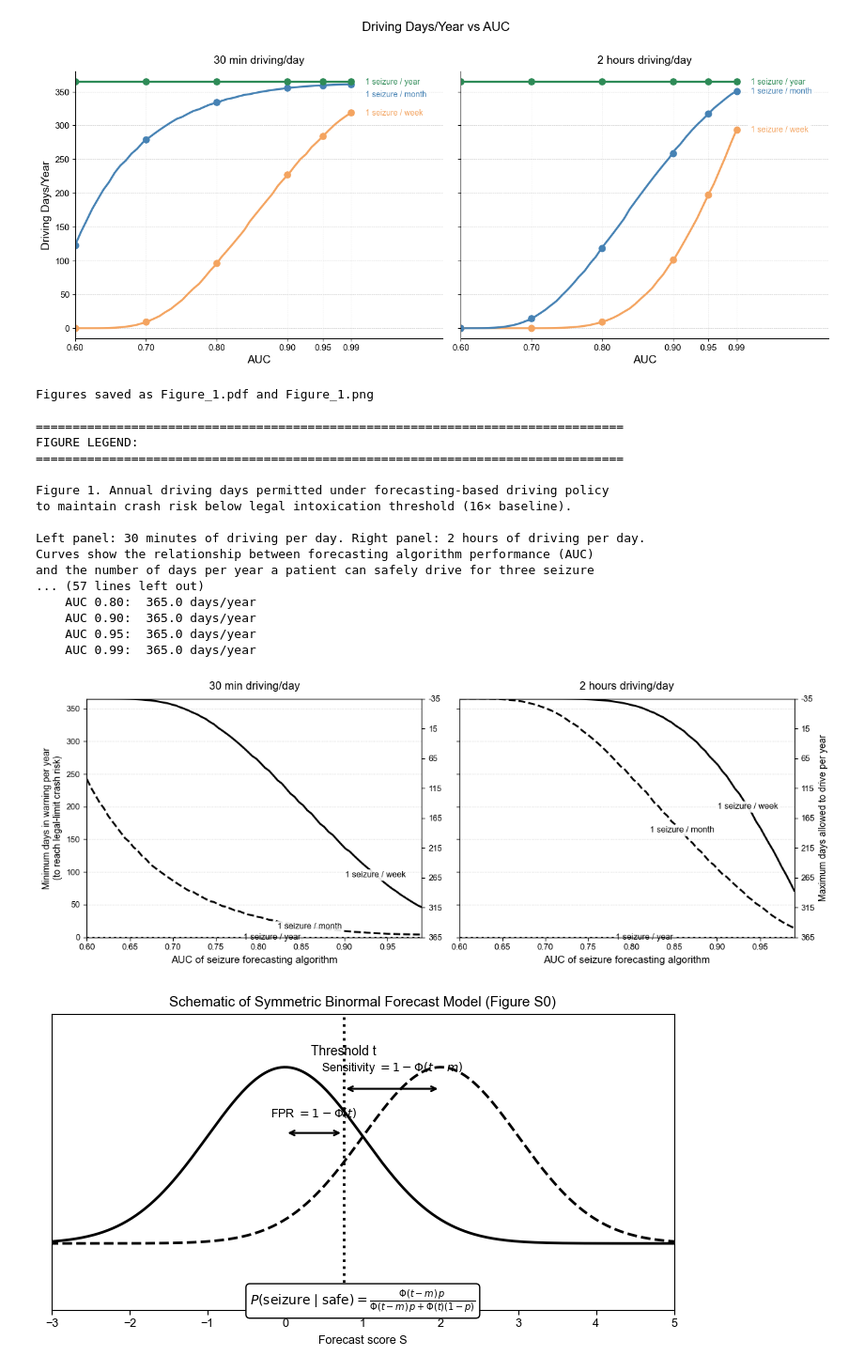
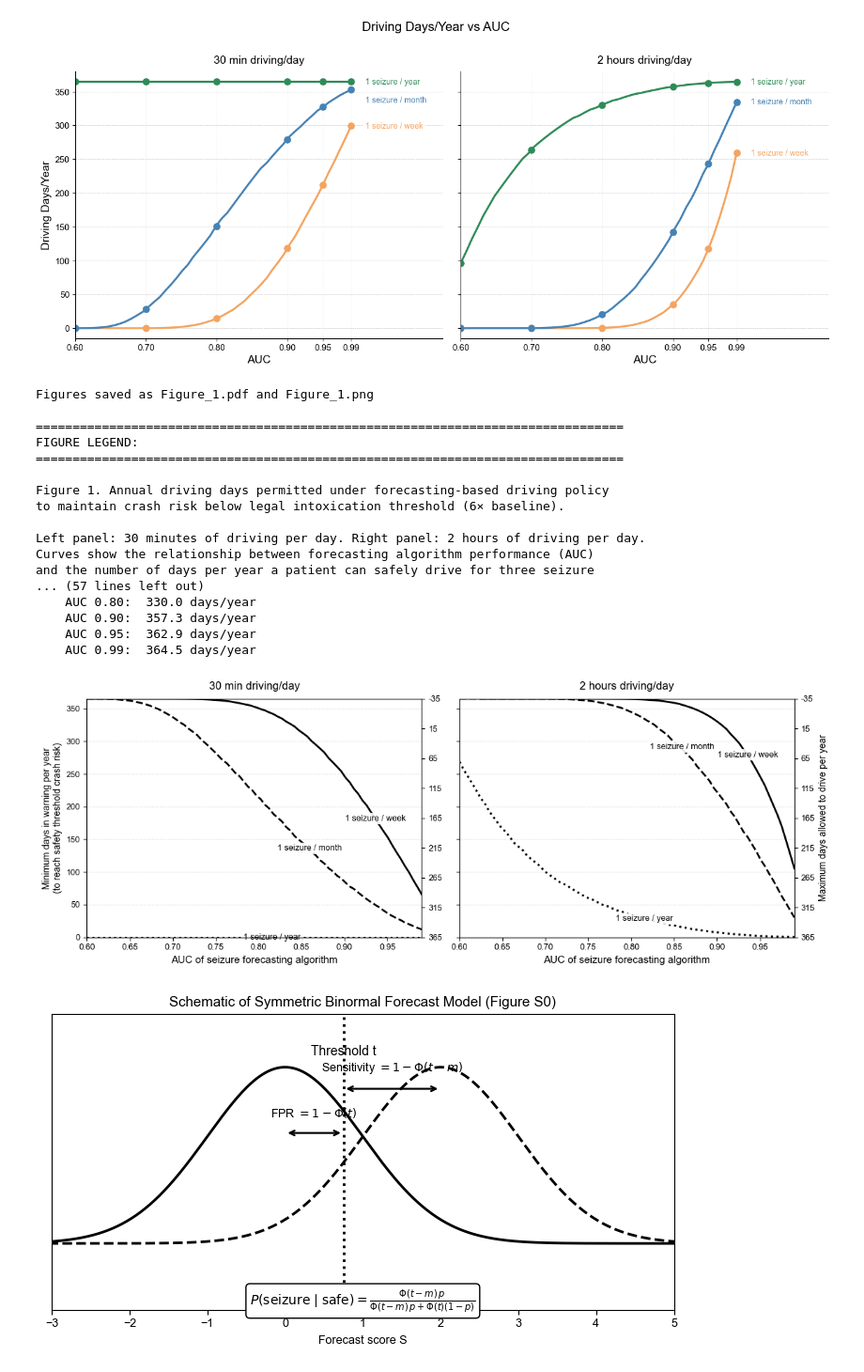
Before and after one commit to bdsp-core/seizure_forecasting_crash_analysis, a Jupyter notebook: crashes_vs_TiW.ipynb, the cells around one changed output. Shown at 94% size. Saved outputs shown, nothing was run; the diff lists cells and outputs as text; code cells hidden in the pictures.

```diff
--- a/crashes_vs_TiW.ipynb
+++ b/crashes_vs_TiW.ipynb
@@ -30,7 +30,7 @@ auc_linewidth = {0.60: 1.5, 0.80: 1.8, 0.90: 2.2}
 p0 = 1.5e-5
 p1 = p0 * 2**(0.02/0.02)   # 1 drink
 p3 = p0 * 2**(0.05/0.02)   # 3 drinks
-p4 = p0 * 2**(0.08/0.02)   # 4 drinks (legal limit)
+p4 = p0 * 2**(0.08/0.02)   # 3 drinks (safety threshold)
 p6 = p0 * 2**(0.12/0.02)   # 6 drinks
 
 y_limits = [0.8, 1e4]
@@ -73,7 +73,7 @@ def compute_curve_for_auc(auc, p_seizure, driving_hours):
 # -------------------------
 fig, axes = plt.subplots(3, 2, figsize=(10, 9.5), sharex=True, sharey=True)
 
-print('=== Driving Statistics at Legal-Limit (4-drink) Safety Threshold ===\n')
+print('=== Driving Statistics at Safety Threshold (3-drink) Safety Threshold ===\n')
 
 for col, driving_hours in enumerate(driving_hours_list):
     print(f'\n{"="*60}')
@@ -91,12 +91,12 @@ for col, driving_hours in enumerate(driving_hours_list):
         print(f'  {driving_labels[col]}')
         print('-' * 55)
 
-        # Light-pink shaded "unsafe" region above legal limit (4 drinks)
-        ax.axhspan(p4/p0, y_limits[1],
+        # Light-pink shaded "unsafe" region above safety threshold (3 drinks)
+        ax.axhspan(p3/p0, y_limits[1],
                    facecolor='#ffcccc', alpha=0.4, zorder=0)
 
-        # Light-yellow shaded region between 1 drink and 4 drinks (legal limit)
-        ax.axhspan(p1/p0, p4/p0,
+        # Light-yellow shaded region between 1 drink and 3 drinks (safety threshold)
+        ax.axhspan(p1/p0, p3/p0,
                    facecolor='#ffffcc', alpha=0.4, zorder=0)
 
         # Light-green shaded "safe" region below 1 drink
@@ -107,7 +107,7 @@ for col, driving_hours in enumerate(driving_hours_list):
         ax.axhline(y=1,       color='k',        linestyle='--', linewidth=0.8, zorder=1)
         ax.axhline(y=p1/p0,   color='0.7',      linestyle='--', linewidth=0.7, zorder=1)
         ax.axhline(y=p3/p0,   color='0.7',      linestyle='--', linewidth=0.7, zorder=1)
-        ax.axhline(y=p4/p0,   color='black',    linestyle='--', linewidth=1.4, zorder=2)
+        ax.axhline(y=p3/p0,   color='black',    linestyle='--', linewidth=1.4, zorder=2)
         ax.axhline(y=p6/p0,   color='0.7',      linestyle='--', linewidth=0.7, zorder=1)
 
         # Store crossing info for later labeling (to ensure labels are on top)
@@ -128,7 +128,7 @@ for col, driving_hours in enumerate(driving_hours_list):
             f_sorted = f_ana[idx_sort]
 
             # First point where crash risk drops below legal-limit threshold
-            idx_cross = np.where(pc_sorted < p4/p0)[0]
+            idx_cross = np.where(pc_sorted < p3/p0)[0]
             if len(idx_cross) > 0:
                 idx_cross = idx_cross[0]
                 dw_cross = dw_sorted[idx_cross]
@@ -164,14 +164,14 @@ for col, driving_hours in enumerate(driving_hours_list):
         for dw_cross, auc, s_cross, f_cross, p in crossing_info:
             # Vertical black dashed line
             ax.plot([dw_cross, dw_cross],
-                    [y_limits[0], p4/p0],
+                    [y_limits[0], p3/p0],
                     'k--', linewidth=1.2, zorder=6)
             # Black marker at crossing point (smaller)
-            ax.plot(dw_cross, p4/p0,
+            ax.plot(dw_cross, p3/p0,
                     'o', color='black', markersize=4, zorder=7)
 
             # Label with number of warning days - ON TOP with opaque box
-            ax.text(dw_cross, p4/p0*0.7,
+            ax.text(dw_cross, p3/p0*0.7,
                     f'{dw_cross:.0f} d',
                     fontsize=7, ha='center', va='top',
                     bbox=dict(boxstyle='round,pad=0.2',
@@ -204,7 +204,7 @@ for col, driving_hours in enumerate(driving_hours_list):
             ax.text(6, p3/p0,    ' 3 drinks ',               fontsize=7, va='center',
                     bbox=dict(boxstyle='round,pad=0.2', facecolor='white', edgecolor='none'),
                     zorder=5)
-            ax.text(6, p4/p0,    ' 4 drinks (legal limit) ', fontsize=7, va='center',
+            ax.text(6, p3/p0,    ' 3 drinks (safety threshold) ', fontsize=7, va='center',
                     bbox=dict(boxstyle='round,pad=0.2', facecolor='white', edgecolor='none'),
                     zorder=5)
             ax.text(6, p6/p0,    ' 6 drinks ',               fontsize=7, va='center',
@@ -212,8 +212,8 @@ for col, driving_hours in enumerate(driving_hours_list):
                     zorder=5)
 
         # Intuitive y-ticks
-        ax.set_yticks([1, p1/p0, p3/p0, p4/p0, p6/p0, 1e3])
-        ax.set_yticklabels(['1×', '2×', '6×', '16×', '32×', '1000×'])
+        ax.set_yticks([1, p1/p0, p3/p0, p3/p0, p6/p0, 1e3])
+        ax.set_yticklabels(['1×', '2×', '6×', '6×', '32×', '1000×'])
 
         print()
 
@@ -287,7 +287,7 @@ for r, label in zip(R, R_labels):
         s_sorted = s_ana[idx_sort]
         f_sorted = f_ana[idx_sort]
 
-        idx_cross = np.where(pc_sorted < p4/p0)[0]
+        idx_cross = np.where(pc_sorted < p3/p0)[0]
         if len(idx_cross) > 0:
             idx_cross = idx_cross[0]
             s_cross = s_sorted[idx_cross]
@@ -311,7 +311,7 @@ for r, label in zip(R, R_labels):
         s_sorted = s_ana[idx_sort]
         f_sorted = f_ana[idx_sort]
 
-        idx_cross = np.where(pc_sorted < p4/p0)[0]
+        idx_cross = np.where(pc_sorted < p3/p0)[0]
         if len(idx_cross) > 0:
             idx_cross = idx_cross[0]
             s_cross = s_sorted[idx_cross]
@@ -456,7 +456,7 @@ for driving_hours in driving_hours_list:
             s_sorted = s_ana[idx_sort]
             f_sorted = f_ana[idx_sort]
 
-            idx_cross = np.where(pc_sorted < p4/p0)[0]
+            idx_cross = np.where(pc_sorted < p3/p0)[0]
             if len(idx_cross) > 0:
                 idx_cross = idx_cross[0]
                 s_cross = s_sorted[idx_cross]
@@ -480,7 +480,7 @@ for driving_hours in driving_hours_list:
             s_sorted = s_ana[idx_sort]
             f_sorted = f_ana[idx_sort]
 
-            idx_cross = np.where(pc_sorted < p4/p0)[0]
+            idx_cross = np.where(pc_sorted < p3/p0)[0]
             if len(idx_cross) > 0:
                 idx_cross = idx_cross[0]
                 s_cross = s_sorted[idx_cross]
@@ -568,35 +568,35 @@ plt.show()
 print('\nFigures saved as Figure_1.pdf and Figure_1.png')
 print('\n' + '='*80)
 print('FIGURE LEGEND:')
 print('='*80)
 print()
 print('Figure 1. Annual driving days permitted under forecasting-based driving policy')
-print('to maintain crash risk below legal intoxication threshold (16× baseline).')
+print('to maintain crash risk below legal intoxication threshold (6× baseline).')
 print()
 print('Left panel: 30 minutes of driving per day. Right panel: 2 hours of driving per day.')
 print('Curves show the relationship between forecasting algorithm performance (AUC)')
 print('and the number of days per year a patient can safely drive for three seizure')
 print('frequencies. Filled circles mark key AUC values (0.60, 0.70, 0.80, 0.90, 0.95,')
 print('0.99). Curves are calculated analytically using the equal-variance binormal ROC')
 print('model with Bayes\' theorem.')
 print()
 print('The model accounts for driving exposure: crash risk on a seizure day depends on')
 print('the probability that the seizure occurs while driving (driving hours / 24),')
 print('multiplied by P(crash | seizure while driving) = 0.5.')
 print()
 print('='*80)
 print()
 print('\nDriving Days Data (at marker points):')
 print('=' * 70)
 for col, driving_hours in enumerate(driving_hours_list):
     print(f'\n{driving_labels[col]}:')
     print('-' * 60)
     for label in R_labels:
         print(f'  {label}:')
         for auc, days in zip(auc_grid_markers, driving_days_markers[driving_hours][label]):
             print(f'    AUC {auc:.2f}: {days:6.1f} days/year')
 # %% [output]
-[figure, old version]
+[figure, new version]
 Figures saved as Figure_1.pdf and Figure_1.png
 
 ================================================================================
@@ -604,16 +604,16 @@ FIGURE LEGEND:
 ================================================================================
 
 Figure 1. Annual driving days permitted under forecasting-based driving policy
-to maintain crash risk below legal intoxication threshold (16× baseline).
+to maintain crash risk below legal intoxication threshold (6× baseline).
 
 Left panel: 30 minutes of driving per day. Right panel: 2 hours of driving per day.
 Curves show the relationship between forecasting algorithm performance (AUC)
 and the number of days per year a patient can safely drive for three seizure
 ... (57 lines left out)
-    AUC 0.80:  365.0 days/year
-    AUC 0.90:  365.0 days/year
-    AUC 0.95:  365.0 days/year
-    AUC 0.99:  365.0 days/year
+    AUC 0.80:  330.0 days/year
+    AUC 0.90:  357.3 days/year
+    AUC 0.95:  362.9 days/year
+    AUC 0.99:  364.5 days/year
 # %%
 # -------------------------------------------------
 # Figure S3: minimum warning days vs AUC (two-panel)
@@ -636,7 +636,7 @@ for driving_hours in driving_hours_list:
             idx_sort = np.argsort(dw)
             dw_sorted = dw[idx_sort]
             pc_sorted = pc_rel[idx_sort]
-            idx_cross = np.where(pc_sorted < p4/p0)[0]
+            idx_cross = np.where(pc_sorted < p3/p0)[0]
             if len(idx_cross) > 0:
                 min_dw = dw_sorted[idx_cross[0]]
             else:
@@ -720,14 +720,14 @@ for col, driving_hours in enumerate(driving_hours_list):
         )
 
 # Y-axis label only on left panel
-axes[0].set_ylabel('Minimum days in warning per year\n(to reach legal-limit crash risk)', fontsize=10)
+axes[0].set_ylabel('Minimum days in warning per year\n(to reach safety threshold crash risk)', fontsize=10)
 
 fig2.tight_layout()
 fig2.savefig('Figure_S3.pdf', facecolor='white', bbox_inches='tight')
 fig2.savefig('Figure_S3.png', facecolor='white', bbox_inches='tight', dpi=300)
 plt.show()
 # %% [output]
-[figure, old version]
+[figure, new version]
 # %%
 import numpy as np
 import matplotlib.pyplot as plt
```
Also changed, not shown: parts of 4 cells of this notebook, 11 other files.
